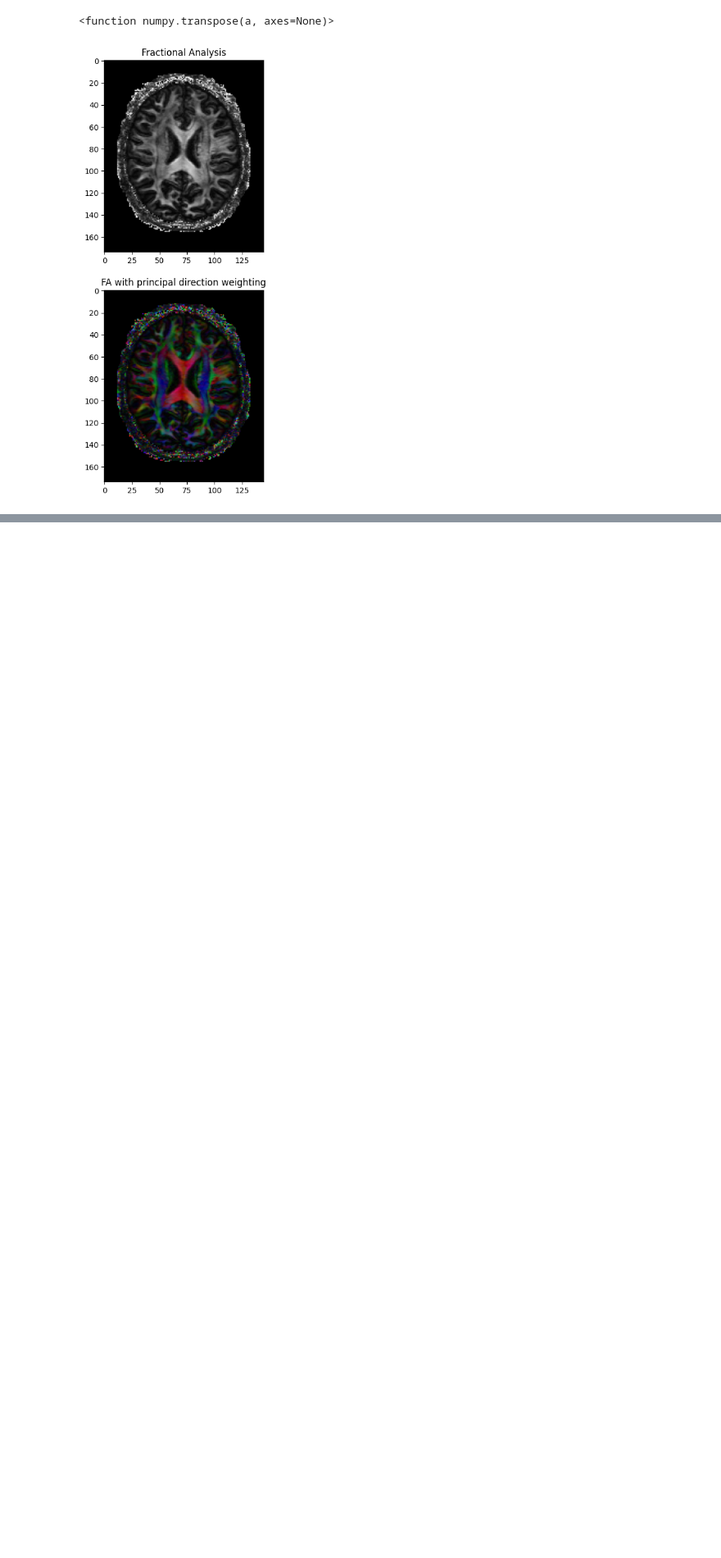
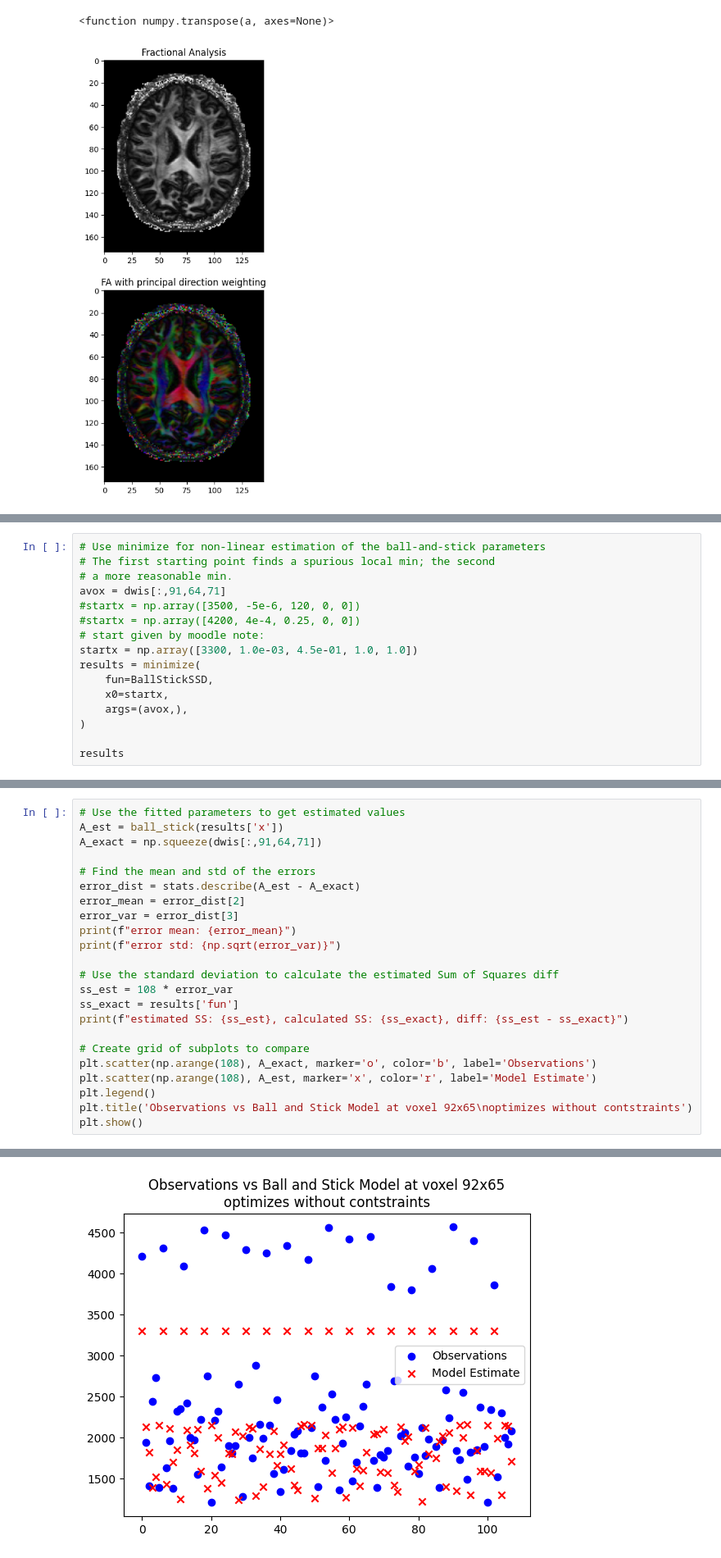
Before and after one commit to fclarke1/modelling-bio-imaging-comp0118, a Jupyter notebook: assignment_1/q1_1.ipynb, the cells around one changed output, grey strips where cells are left out. Shown at 82% size. Cells and saved outputs as stored; diff of their text form; blank space fills up the shorter version.

```diff
--- a/assignment_1/q1_1.ipynb
+++ b/assignment_1/q1_1.ipynb
@@ -160,0 +176,16 @@ SyntaxError: invalid syntax (3050201823.py, line 5)
+# %%
+# Use minimize for non-linear estimation of the ball-and-stick parameters
+# The first starting point finds a spurious local min; the second
+# a more reasonable min.
+avox = dwis[:,91,64,71]
+#startx = np.array([3500, -5e-6, 120, 0, 0])
+#startx = np.array([4200, 4e-4, 0.25, 0, 0])
+# start given by moodle note:
+startx = np.array([3300, 1.0e-03, 4.5e-01, 1.0, 1.0])
+results = minimize(
+    fun=BallStickSSD,
+    x0=startx,
+    args=(avox,),
+)
+
+results
@@ -160,0 +208,24 @@ SyntaxError: invalid syntax (3050201823.py, line 5)
+# %%
+# Use the fitted parameters to get estimated values
+A_est = ball_stick(results['x'])
+A_exact = np.squeeze(dwis[:,91,64,71])
+
+# Find the mean and std of the errors
+error_dist = stats.describe(A_est - A_exact)
+error_mean = error_dist[2]
+error_var = error_dist[3]
+print(f"error mean: {error_mean}")
+print(f"error std: {np.sqrt(error_var)}")
+
+# Use the standard deviation to calculate the estimated Sum of Squares diff
+ss_est = 108 * error_var
+ss_exact = results['fun']
+print(f"estimated SS: {ss_est}, calculated SS: {ss_exact}, diff: {ss_est - ss_exact}")
+
+# Create grid of subplots to compare
+plt.scatter(np.arange(108), A_exact, marker='o', color='b', label='Observations')
+plt.scatter(np.arange(108), A_est, marker='x', color='r', label='Model Estimate')
+plt.legend()
+plt.title('Observations vs Ball and Stick Model at voxel 92x65\noptimizes without contstraints')
+plt.show()
+# %% [output]
@@ -160,0 +235 @@ SyntaxError: invalid syntax (3050201823.py, line 5)
+[figure, added]
```
Also changed, not shown: parts of 12 cells of this notebook, 1 other file.
